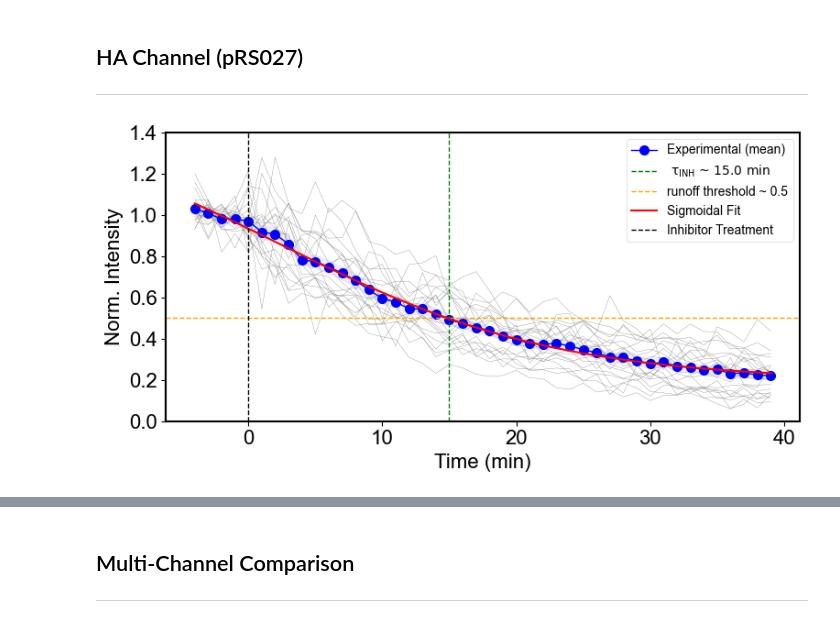
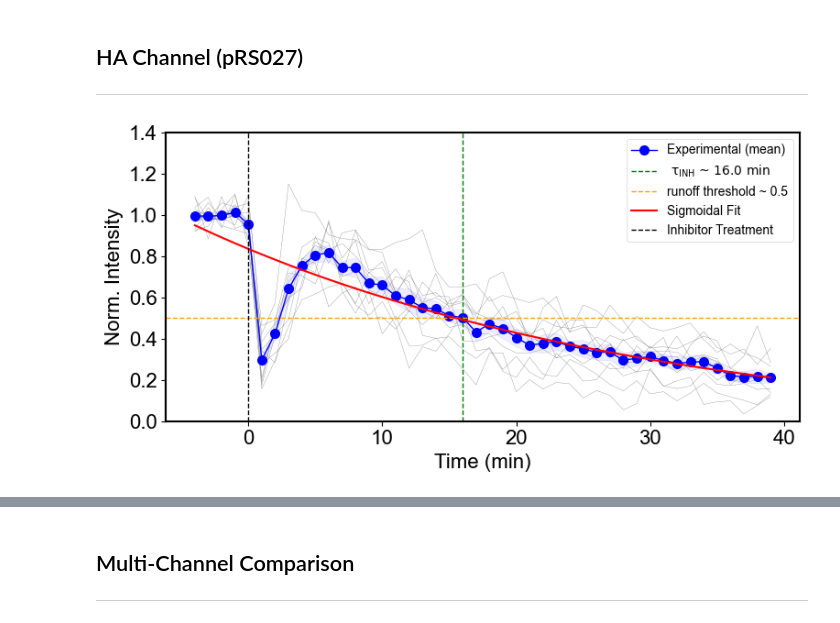
Before and after one commit to ningzhaoAnschutz/cof_paper, a Jupyter notebook: notebooks/Inhibitors/Fig 4_Harringtonine_GFPFast.ipynb, the cells around one changed output, grey strips where cells are left out. Saved outputs shown, nothing was run; the diff lists cells and outputs as text; code cells hidden in the pictures.

```diff
--- a/notebooks/Inhibitors/Fig 4_Harringtonine_GFPFast.ipynb
+++ b/notebooks/Inhibitors/Fig 4_Harringtonine_GFPFast.ipynb
@@ -15,13 +15,13 @@ import inhibitors as INH
 ___
 # %%
 # Loading data
-        #RMS External Drive Location:    'E:\Co-translational folding (CoF) paper\4xGFPq-2xmChq\sf_Har'
+        #RMS External Drive Location:    'E:\Co-translational folding (CoF) paper\Fig 4_Fast_Har analysis'
         #Ning Zhao OneDrive Location:    '...General - Zhao (NZ) Lab\Zhao lab shared folder\Our papers\co-translational folding paper\Fig 4\Fig 4_Harringtonine analysis_GFPFast'
 
 
 # ── Data Path ─────────────────────────────────────────────
-data_dir = one_drive_dir / 'General - Zhao (NZ) Lab' / 'Gui RMS Analyses' / 'Har'
-
+# data_dir = one_drive_dir / 'General - Zhao (NZ) Lab' / 'Gui RMS Analyses' / 'Har' #Onedrive
+data_dir = Path(r'E:/Co-translational folding (CoF) paper/Fig 4_Har_Fast')
 
 
 
@@ -37,27 +37,27 @@ use_sigmoidal_fit = True
 figsize = (8, 4)
 ylims = (0, 1.4)
 xlims = (-5, 6)
-results_folder = None  # Set to a Path to save plots
+results_folder = Path('E:/Co-translational folding (CoF) paper/Fig 4_Harringtonine_GFPFast')  # Set to a Path to save plots
 # %% [markdown]
 ## HA Channel (pRS027)
 ___
 # %%
-substring_in_data_dir = 'pRS032'
+substring_in_data_dir = 'pRS027'
 selected_field = 'spot_int_ch_1'
-plot_name = 'pRS032_HA'
+plot_name = 'pRS027_HA'
 
-responding_indices_pRS032_HA, frames_pRS032_HA, intensities_pRS032_HA, _, _, _, _, _ = INH.process_inhibitor_data(
+responding_indices_pRS027_HA, frames_pRS027_HA, intensities_pRS027_HA, _, _, _, _, _ = INH.process_inhibitor_data(
     data_dir, inhibitor_frame_index, substring_in_data_dir, selected_field,
     use_sem, show_summary, max_percentage_threshold_after_treatment,
 )
 
 INH.plot_inhibitor(
-    frames_pRS032_HA, intensities_pRS032_HA, inhibitor_frame_index,
+    frames_pRS027_HA, intensities_pRS027_HA, inhibitor_frame_index,
     show_runoff_time=True,
     plot_name=plot_name,
     threshold_percentage_for_runoff=threshold_percentage_for_runoff,
     figsize=figsize,
     ylims=ylims,
 )
 # %% [output]
-[figure, old version]
+[figure, new version]
```
Also changed, not shown: parts of 5 cells of this notebook, 11 other files.
